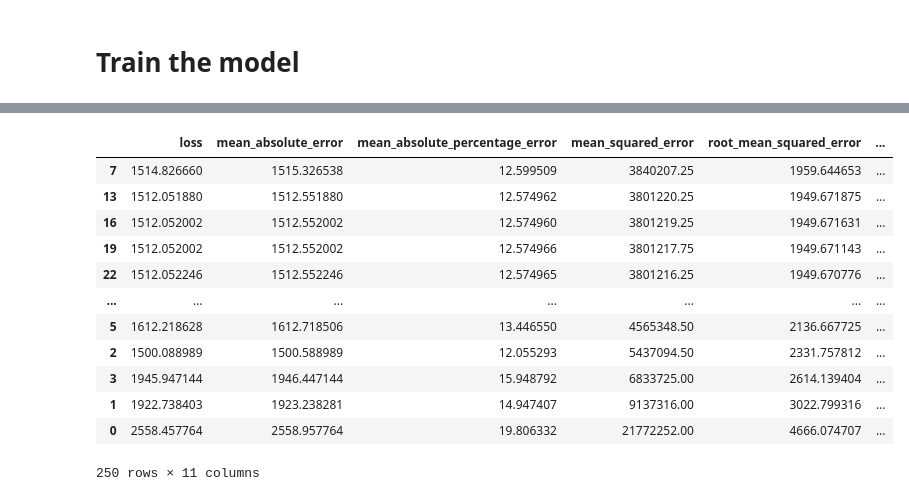
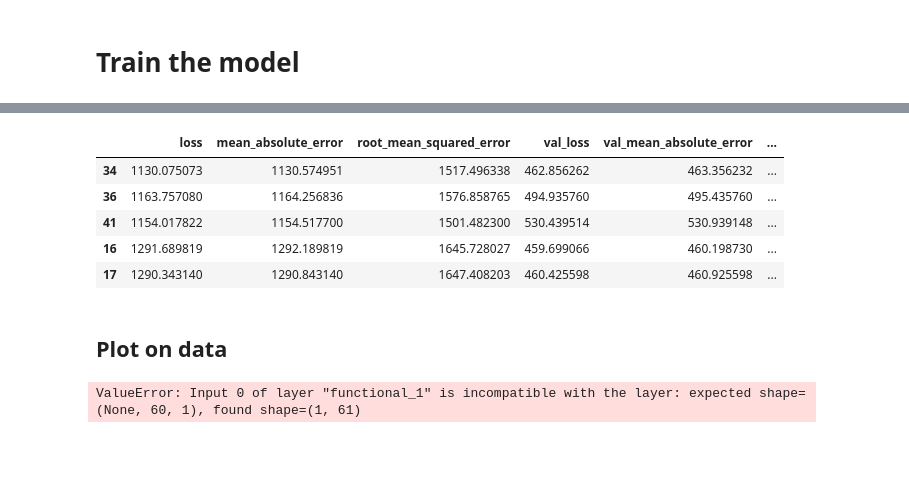
Before and after one commit to sayid-alt/usd_idr_exchange_prediction, a Jupyter notebook: usd_idr_prediction.ipynb, the cells around one changed output, grey strips where cells are left out. Saved outputs shown, nothing was run; the diff lists cells and outputs as text; code cells hidden in the pictures; blank space fills up the shorter version.

Commit message:
Train with keras tuner

```diff
--- a/usd_idr_prediction.ipynb
+++ b/usd_idr_prediction.ipynb
@@ -593,0 +660,10 @@ def build_model(window_size):
+# %%
+tuner = keras_tuner.RandomSearch(
+    hypermodel=build_model,
+    objective="val_loss",
+    max_trials=3,
+    executions_per_trial=2,
+    overwrite=True,
+    directory="keras_tuner",
+    project_name="usdidr=x_prediction",
+)
@@ -726,0 +816,4 @@ Model: "sequential"
+# %%
+best_hps = tuner.get_best_hyperparameters(5)
+for hp in best_hps:
+  print(hp.values)
@@ -726,0 +824,6 @@ Model: "sequential"
+# %%
+# Build the model with the best hp.
+best_model = build_model(best_hps[0])
+
+# set the batch size
+BATCH_SIZE = 60
@@ -727,6 +852,7 @@ Model: "sequential"
 # %%
-history = model.fit(train_idrx,
-                    epochs=250,
+# Fit the model
+history = best_model.fit(train_idrx,
+                    epochs=50,
                     validation_data=valid_idrx,
                     batch_size=BATCH_SIZE)
 # %% [output]
@@ -783,19 +909,34 @@ plot_history(history)
 # %%
 history_data = history.history
 history_df = pd.DataFrame(history_data, columns=history_data.keys())
 history_df['average'] = history_df.mean(axis=1)
-history_df.sort_values(by='average', ascending=True)
+history_df.sort_values(by='average', ascending=True).head()
 # %% [output]
-|  | loss | mean_absolute_error | mean_absolute_percentage_error | mean_squared_error | root_mean_squared_error | ... |
-| 7 | 1514.826660 | 1515.326538 | 12.599509 | 3840207.25 | 1959.644653 | ... |
-| 13 | 1512.051880 | 1512.551880 | 12.574962 | 3801220.25 | 1949.671875 | ... |
-| 16 | 1512.052002 | 1512.552002 | 12.574960 | 3801219.25 | 1949.671631 | ... |
-| 19 | 1512.052002 | 1512.552002 | 12.574966 | 3801217.75 | 1949.671143 | ... |
-| 22 | 1512.052246 | 1512.552246 | 12.574965 | 3801216.25 | 1949.670776 | ... |
-| ... | ... | ... | ... | ... | ... | ... |
-| 5 | 1612.218628 | 1612.718506 | 13.446550 | 4565348.50 | 2136.667725 | ... |
-| 2 | 1500.088989 | 1500.588989 | 12.055293 | 5437094.50 | 2331.757812 | ... |
-| 3 | 1945.947144 | 1946.447144 | 15.948792 | 6833725.00 | 2614.139404 | ... |
-| 1 | 1922.738403 | 1923.238281 | 14.947407 | 9137316.00 | 3022.799316 | ... |
-| 0 | 2558.457764 | 2558.957764 | 19.806332 | 21772252.00 | 4666.074707 | ... |
+|  | loss | mean_absolute_error | root_mean_squared_error | val_loss | val_mean_absolute_error | ... |
+| 34 | 1130.075073 | 1130.574951 | 1517.496338 | 462.856262 | 463.356232 | ... |
+| 36 | 1163.757080 | 1164.256836 | 1576.858765 | 494.935760 | 495.435760 | ... |
+| 41 | 1154.017822 | 1154.517700 | 1501.482300 | 530.439514 | 530.939148 | ... |
+| 16 | 1291.689819 | 1292.189819 | 1645.728027 | 459.699066 | 460.198730 | ... |
+| 17 | 1290.343140 | 1290.843140 | 1647.408203 | 460.425598 | 460.925598 | ... |
-250 rows × 11 columns
+# %% [markdown]
+## Plot on data
+# %%
+def predict_on_dataset(series, window_size, batch_size, shuffle_buffer, model):
+  close_price_predicted = []
+  dataset = tf.data.Dataset.from_tensor_slices(series)
+  dataset = dataset.window(window_size+1, shift=1, drop_remainder=True)
+  dataset = dataset.flat_map(lambda window : window.batch(window_size+1))
+
+  for window in dataset:
+    window = tf.expand_dims(window, axis=0)
+    close_price_predicted.append(model.predict(window))
+
+  return close_price_predicted
+
+close_price_predicted = predict_on_dataset(idrx_df['Close'], WINDOW_SIZE, BATCH_SIZE, SHUFFLE_BUFFER, best_model)
+
+close_price_predicted = np.array(close_price_predicted)
+predicted_df = pd.DataFrame(close_price_predicted, columns=['predicted_close'])
+predicted_df
+# %% [output]
+ValueError: Input 0 of layer "functional_1" is incompatible with the layer: expected shape=(None, 60, 1), found shape=(1, 61)
```
Also changed, not shown: parts of 39 cells of this notebook.
